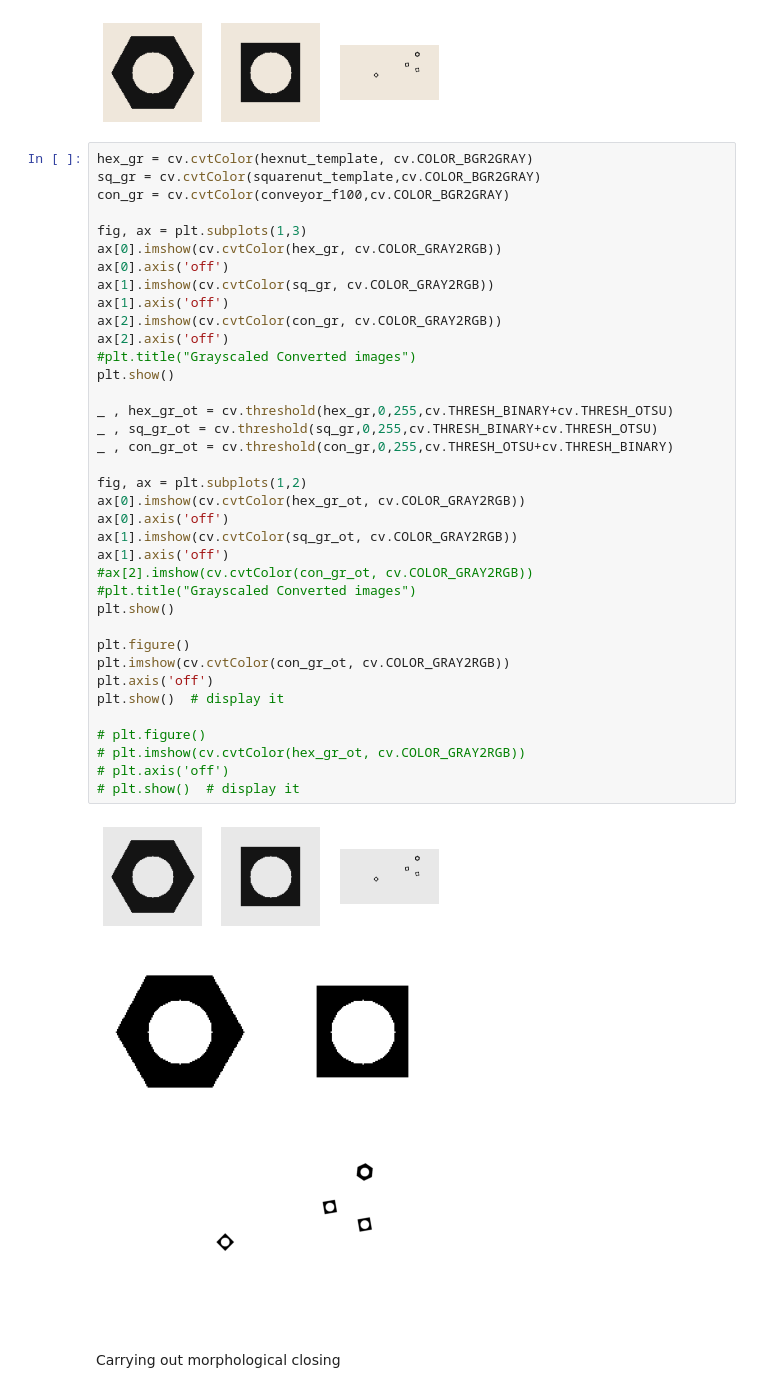
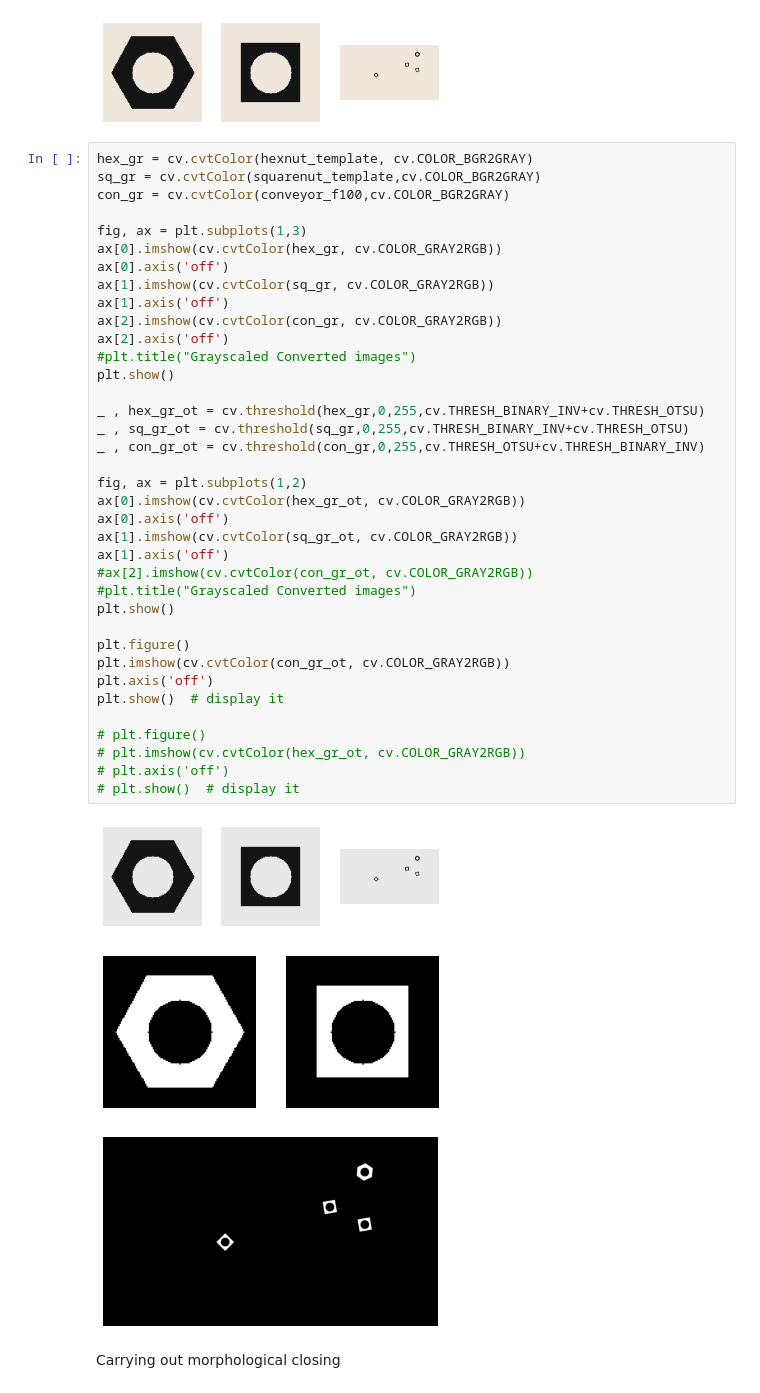
Before and after one commit to Nisitha529/EN2550_ImageProcessingAndMachineVision, a Jupyter notebook: Assignment3/assignment_3.ipynb, the cells around one changed output. Drawn from its saved outputs; the diff is of its cells as text.

```diff
--- a/Assignment3/assignment_3.ipynb
+++ b/Assignment3/assignment_3.ipynb
@@ -34,38 +34,38 @@ fig, ax = plt.subplots(1,3)
 ax[0].imshow(cv.cvtColor(hex_gr, cv.COLOR_GRAY2RGB))
 ax[0].axis('off')
 ax[1].imshow(cv.cvtColor(sq_gr, cv.COLOR_GRAY2RGB))
 ax[1].axis('off')
 ax[2].imshow(cv.cvtColor(con_gr, cv.COLOR_GRAY2RGB))
 ax[2].axis('off')
 #plt.title("Grayscaled Converted images")
 plt.show()
 
-_ , hex_gr_ot = cv.threshold(hex_gr,0,255,cv.THRESH_BINARY+cv.THRESH_OTSU)
-_ , sq_gr_ot = cv.threshold(sq_gr,0,255,cv.THRESH_BINARY+cv.THRESH_OTSU)
-_ , con_gr_ot = cv.threshold(con_gr,0,255,cv.THRESH_OTSU+cv.THRESH_BINARY)
+_ , hex_gr_ot = cv.threshold(hex_gr,0,255,cv.THRESH_BINARY_INV+cv.THRESH_OTSU)
+_ , sq_gr_ot = cv.threshold(sq_gr,0,255,cv.THRESH_BINARY_INV+cv.THRESH_OTSU)
+_ , con_gr_ot = cv.threshold(con_gr,0,255,cv.THRESH_OTSU+cv.THRESH_BINARY_INV)
 
 fig, ax = plt.subplots(1,2)
 ax[0].imshow(cv.cvtColor(hex_gr_ot, cv.COLOR_GRAY2RGB))
 ax[0].axis('off')
 ax[1].imshow(cv.cvtColor(sq_gr_ot, cv.COLOR_GRAY2RGB))
 ax[1].axis('off')
 #ax[2].imshow(cv.cvtColor(con_gr_ot, cv.COLOR_GRAY2RGB))
 #plt.title("Grayscaled Converted images")
 plt.show()
 
 plt.figure()
 plt.imshow(cv.cvtColor(con_gr_ot, cv.COLOR_GRAY2RGB))
 plt.axis('off')
 plt.show()  # display it
 
 # plt.figure()
 # plt.imshow(cv.cvtColor(hex_gr_ot, cv.COLOR_GRAY2RGB))
 # plt.axis('off')
 # plt.show()  # display it
 # %% [output]
 [figure]
-[figure, old version]
+[figure, new version]
-[figure, old version]
+[figure, new version]
 # %% [markdown]
 Carrying out morphological closing
 # %%
```
Also changed, not shown: parts of 3 cells of this notebook.
